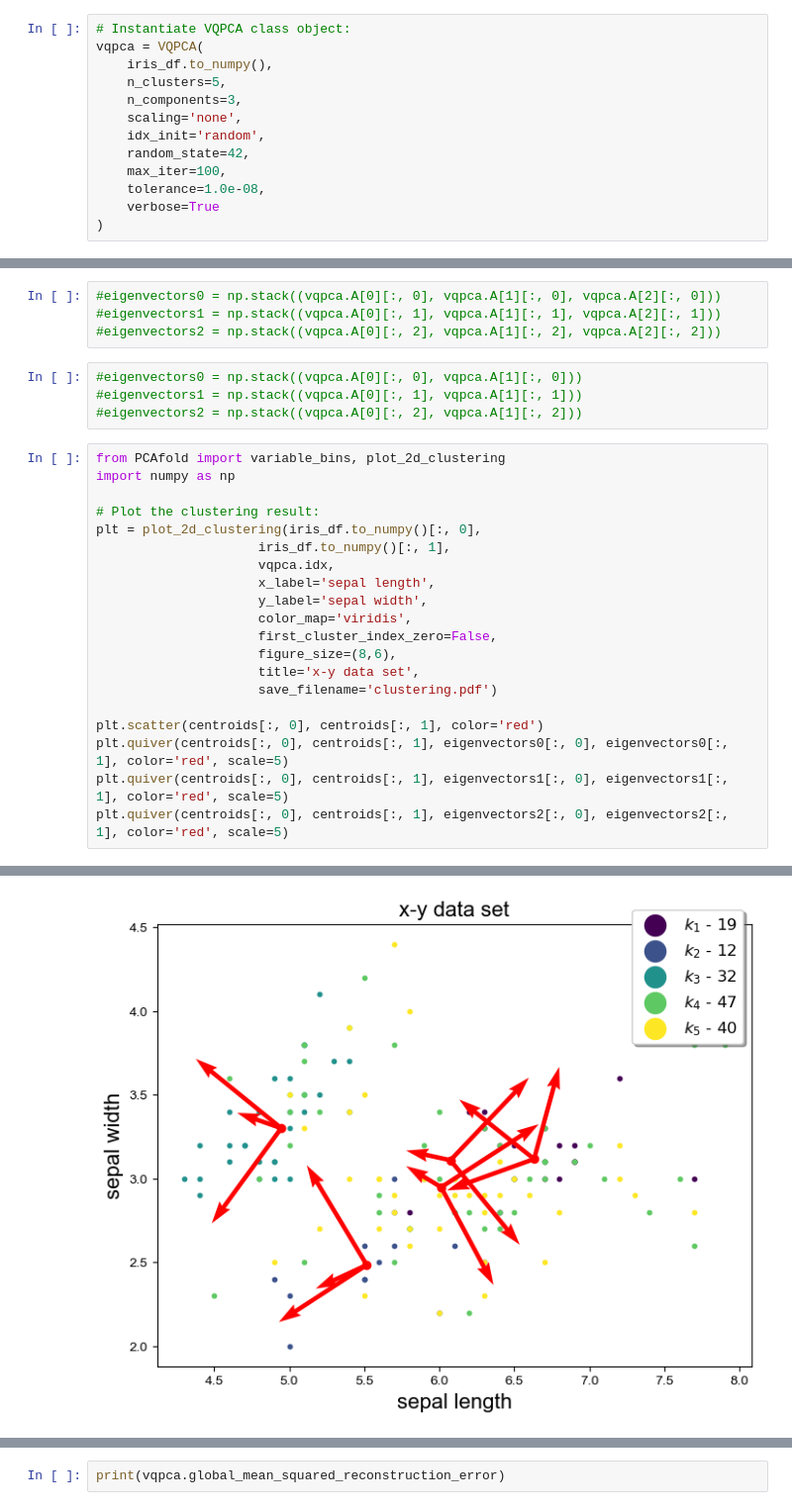
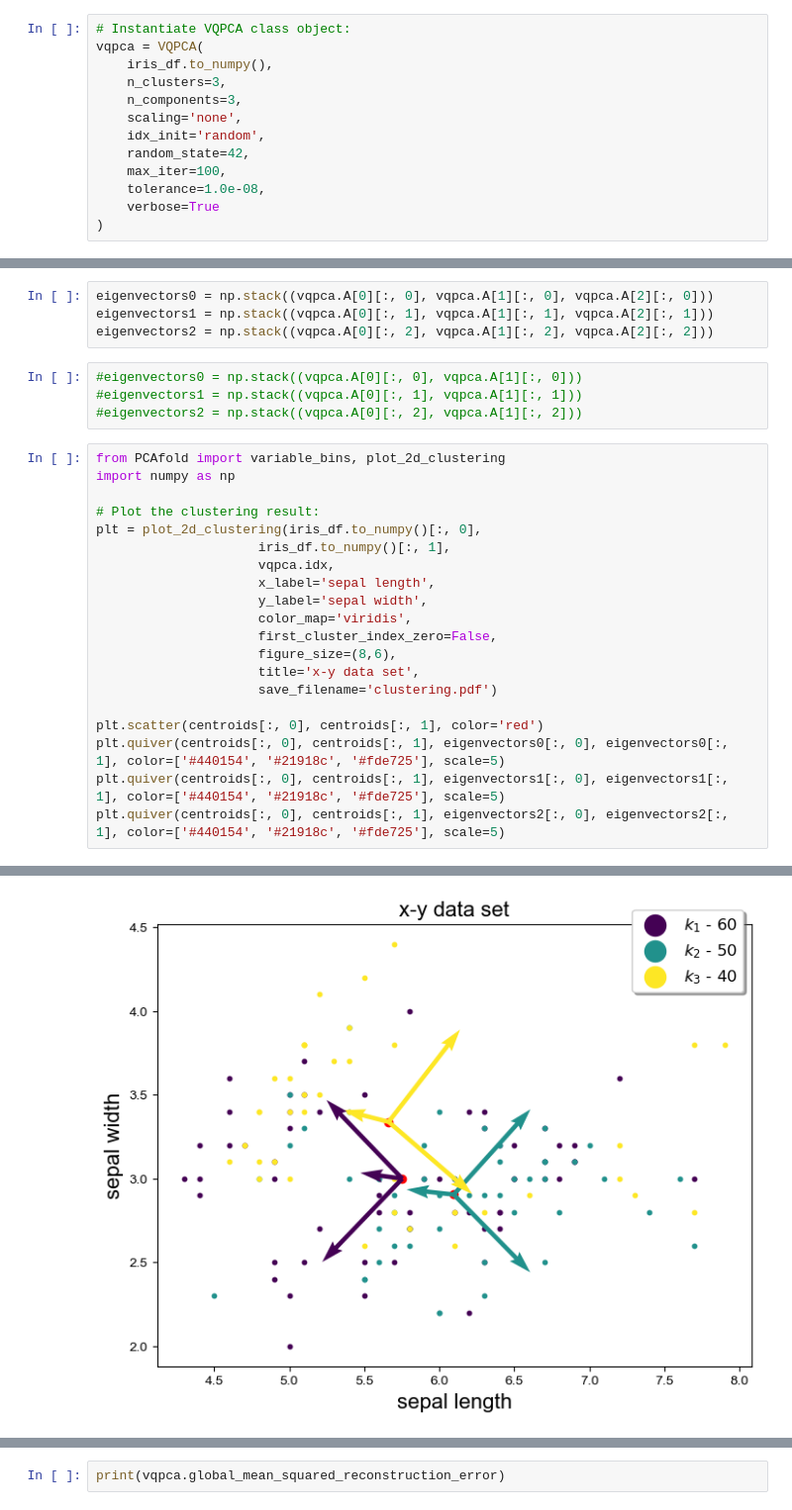
Before and after one commit to Arne-Wiese/bachelorarbeit, a Jupyter notebook: iris_experiments.ipynb, the cells around one changed output, grey strips where cells are left out. Shown at 99% size. Cells and saved outputs as stored; diff of their text form.

```diff
--- a/iris_experiments.ipynb
+++ b/iris_experiments.ipynb
@@ -32,7 +32,7 @@ iris_df = iris_df.data
 # Instantiate VQPCA class object:
 vqpca = VQPCA(
     iris_df.to_numpy(),
-    n_clusters=5,
+    n_clusters=3,
     n_components=3,
     scaling='none',
     idx_init='random',
@@ -71,7 +85,7 @@ eigenvectors2 = np.stack((vqpca.A[0][:, 2], vqpca.A[1][:, 2], vqpca.A[2][:, 2],
 # %%
-#eigenvectors0 = np.stack((vqpca.A[0][:, 0], vqpca.A[1][:, 0], vqpca.A[2][:, 0]))
-#eigenvectors1 = np.stack((vqpca.A[0][:, 1], vqpca.A[1][:, 1], vqpca.A[2][:, 1]))
-#eigenvectors2 = np.stack((vqpca.A[0][:, 2], vqpca.A[1][:, 2], vqpca.A[2][:, 2]))
+eigenvectors0 = np.stack((vqpca.A[0][:, 0], vqpca.A[1][:, 0], vqpca.A[2][:, 0]))
+eigenvectors1 = np.stack((vqpca.A[0][:, 1], vqpca.A[1][:, 1], vqpca.A[2][:, 1]))
+eigenvectors2 = np.stack((vqpca.A[0][:, 2], vqpca.A[1][:, 2], vqpca.A[2][:, 2]))
 # %%
 #eigenvectors0 = np.stack((vqpca.A[0][:, 0], vqpca.A[1][:, 0]))
 #eigenvectors1 = np.stack((vqpca.A[0][:, 1], vqpca.A[1][:, 1]))
@@ -79,26 +93,26 @@ eigenvectors2 = np.stack((vqpca.A[0][:, 2], vqpca.A[1][:, 2], vqpca.A[2][:, 2],
 # %%
 from PCAfold import variable_bins, plot_2d_clustering
 import numpy as np
 
 # Plot the clustering result:
 plt = plot_2d_clustering(iris_df.to_numpy()[:, 0],
                      iris_df.to_numpy()[:, 1],
                      vqpca.idx,
                      x_label='sepal length',
                      y_label='sepal width',
                      color_map='viridis',
                      first_cluster_index_zero=False,
                      figure_size=(8,6),
                      title='x-y data set',
                      save_filename='clustering.pdf')
 
 plt.scatter(centroids[:, 0], centroids[:, 1], color='red')
-plt.quiver(centroids[:, 0], centroids[:, 1], eigenvectors0[:, 0], eigenvectors0[:, 1], color='red', scale=5)
-plt.quiver(centroids[:, 0], centroids[:, 1], eigenvectors1[:, 0], eigenvectors1[:, 1], color='red', scale=5)
-plt.quiver(centroids[:, 0], centroids[:, 1], eigenvectors2[:, 0], eigenvectors2[:, 1], color='red', scale=5)
+plt.quiver(centroids[:, 0], centroids[:, 1], eigenvectors0[:, 0], eigenvectors0[:, 1], color=['#440154', '#21918c', '#fde725'], scale=5)
+plt.quiver(centroids[:, 0], centroids[:, 1], eigenvectors1[:, 0], eigenvectors1[:, 1], color=['#440154', '#21918c', '#fde725'], scale=5)
+plt.quiver(centroids[:, 0], centroids[:, 1], eigenvectors2[:, 0], eigenvectors2[:, 1], color=['#440154', '#21918c', '#fde725'], scale=5)
 # %% [output]
 <matplotlib.quiver.Quiver at 0x...>
-[figure, old version]
+[figure, new version]
 # %% [markdown]
 ![image.png](attachment:image.png)
 # %%
```
Also changed, not shown: parts of 7 cells of this notebook, 1 other file.
